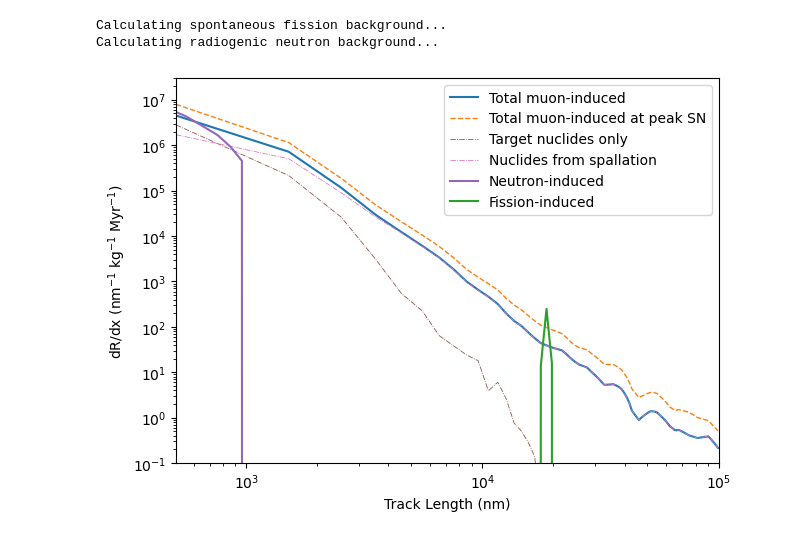
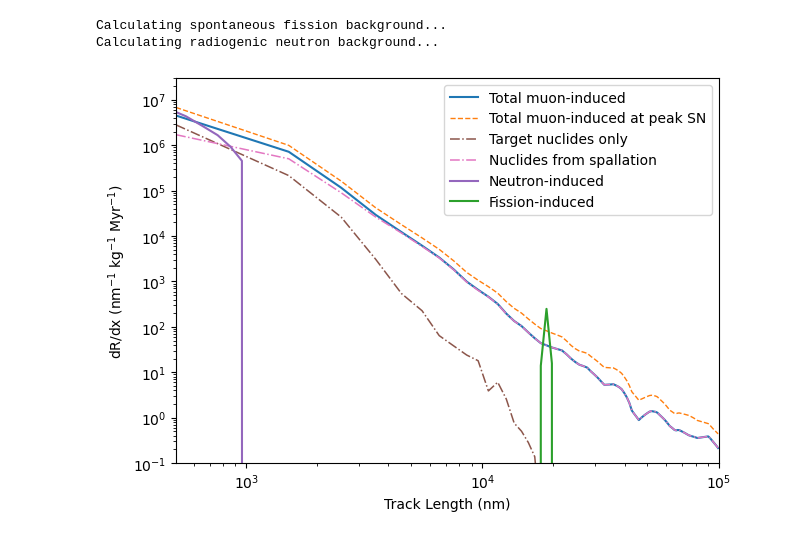
Before and after one commit to cgalelli/PrimusCode, a Jupyter notebook: CDP_analysis.ipynb, the cells around one changed output. Saved outputs shown, nothing was run; the diff lists cells and outputs as text; code cells hidden in the pictures.

Commit message:
Modified plots for clarity. More time  steps in the scenarios

```diff
--- a/CDP_analysis.ipynb
+++ b/CDP_analysis.ipynb
@@ -148,0 +49,4 @@ names = np.array(["Laschamp", "Lemptegy", "Come", "Dome", "Pariou", "Lavache", "
+# %%
+exposure_times = np.array([41.4, 30., 13.1, 10.96, 9.5, 8.64, 7.65])
+exposure_times_err = np.array([1., 2., 0.7, 0.15, 0.5, 0.06, 0.12])
+names = np.array(["Laschamp", "Lemptegy", "Come", "Dome", "Pariou", "La Vache", "Montcineyre"], dtype=str)
@@ -363,7 +318,7 @@ for name in recoil_data.files[1:]:
 Calculating spontaneous fission background...
 Calculating radiogenic neutron background...
 # %%
-filepath_mod = './Data/processed_recoils/Olivine_muon_recoil_SN250_40_0.0kyr_0mwe.npz'
+filepath_mod = './Data/processed_recoils/Olivine_muon_recoil_SN250_41.4_0.0kyr_0mwe.npz'
 recoil_data_mod = np.load(filepath_mod)
 
 drdx_muon_mod = mineral._convert_recoil_to_track_spectrum(x_bins=x_bins, recoil_data=recoil_data_mod, energy_bins_gev=CONFIG["geant4_energy_bins_gev"])
@@ -378,22 +333,22 @@ for name in recoil_data_mod.files[1:]:
 # %%
 fig, ax = plt.subplots(figsize=[7, 5])
 
 ax.plot(x_mids, drdx_muon['total'], label='Total muon-induced')
 ax.plot(x_mids, drdx_muon_mod['total'], linestyle='--', linewidth=1., label='Total muon-induced at peak SN')
-ax.plot(x_mids, drdx_org, linestyle='-.', linewidth=0.6, color='C5', label='Target nuclides only')
-ax.plot(x_mids, drdx_result, linestyle='-.', linewidth=0.6, color='C6', label='Nuclides from spallation')
+ax.plot(x_mids, drdx_org, linestyle='-.', linewidth=1.1, color='C5', label='Target nuclides only')
+ax.plot(x_mids, drdx_result, linestyle='-.', linewidth=1.1, color='C6', label='Nuclides from spallation')
 ax.plot(x_mids_N, drdx_neutron, linestyle='-', color = 'C4',label='Neutron-induced')
 ax.plot(x_mids, drdx_fission, linestyle='-', color = 'C2',label='Fission-induced')
 
 ax.set_yscale("log")
 ax.set_xscale("log")
 ax.set_xlabel(r"Track Length (nm)")
 ax.set_ylabel(r"dR/dx (nm$^{-1}$ kg$^{-1}$ Myr$^{-1}$)")
 #ax.set_title(f"Track rate spectrum in {mineral_name}")
 ax.set_ylim(1e-1, 3e7)
 ax.set_xlim(x_mids[0], x_bins[-1])
 ax.legend()
 plt.savefig("Plots/CDP_drdx.png", dpi=500)
 plt.show()
 # %% [output]
-[figure, old version]
+[figure, new version]
```
Also changed, not shown: parts of 8 cells of this notebook.
